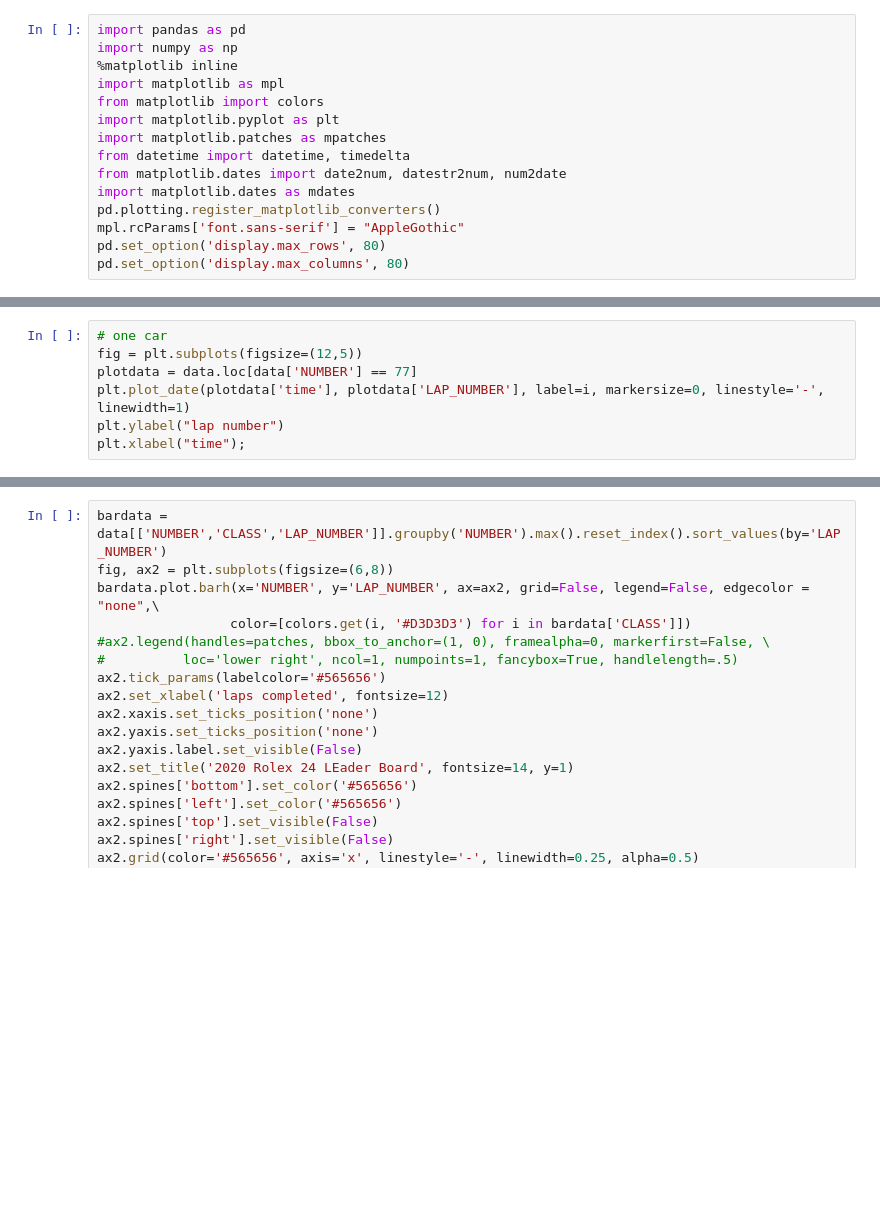
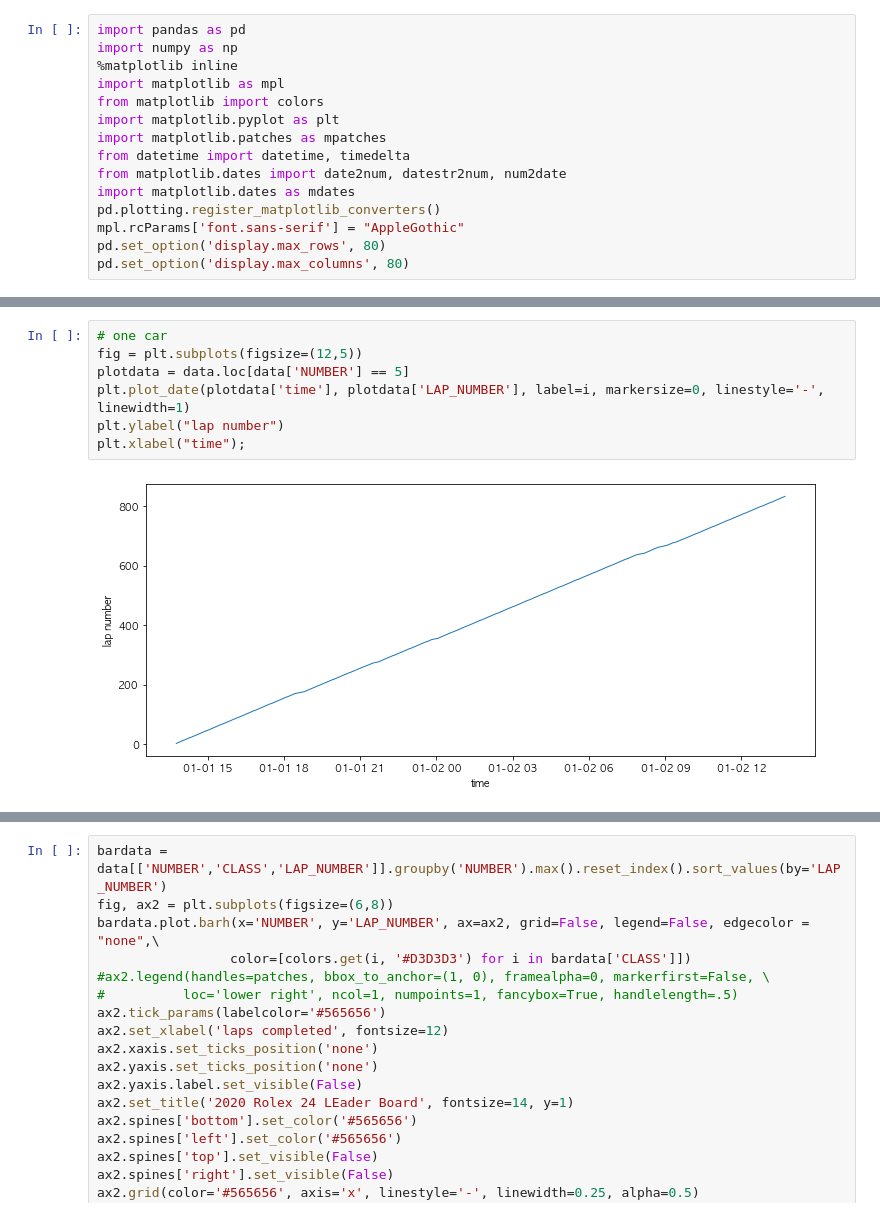
Before and after one commit to adamlamee/IMSA, a Jupyter notebook: IMSA-analysis-timecards.ipynb, the cells around one changed output, grey strips where cells are left out. Drawn from its saved outputs; the diff is of its cells as text; blank space fills up the shorter version.

```diff
--- a/IMSA-analysis-timecards.ipynb
+++ b/IMSA-analysis-timecards.ipynb
@@ -128,10 +163,12 @@ plt.legend(handles=patches, framealpha=0, markerfirst=False, numpoints=1, fancyb
 # %%
 # one car
 fig = plt.subplots(figsize=(12,5))
-plotdata = data.loc[data['NUMBER'] == 77]
+plotdata = data.loc[data['NUMBER'] == 5]
 plt.plot_date(plotdata['time'], plotdata['LAP_NUMBER'], label=i, markersize=0, linestyle='-', linewidth=1)
 plt.ylabel("lap number")
 plt.xlabel("time");
+# %% [output]
+[figure, added]
 # %%
 # plots for each class
 classes = ("DPi", "LMP2", "GTD", "GTLM")
```
Also changed, not shown: parts of 11 cells of this notebook.
